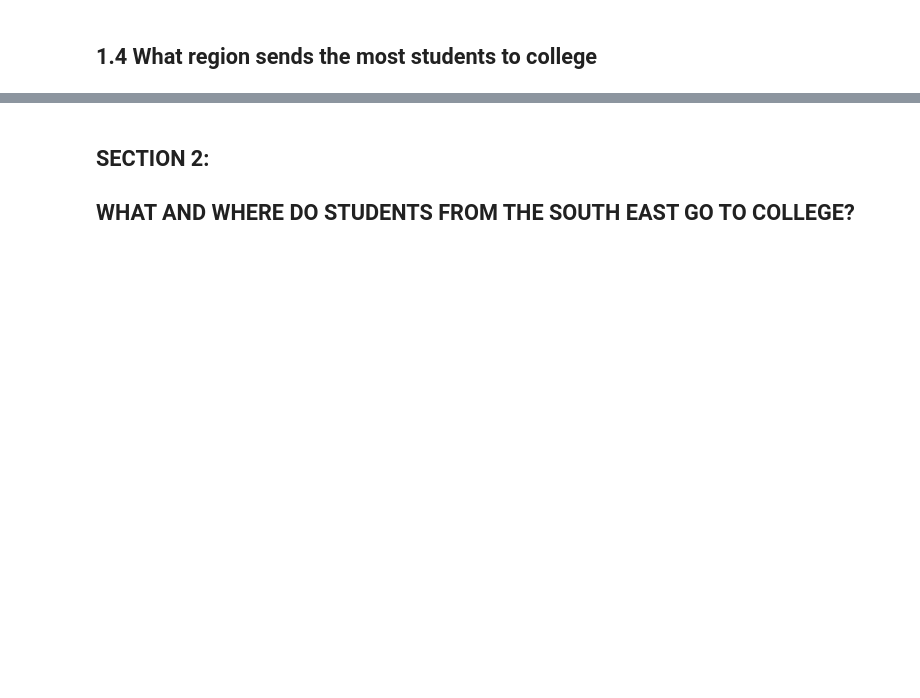
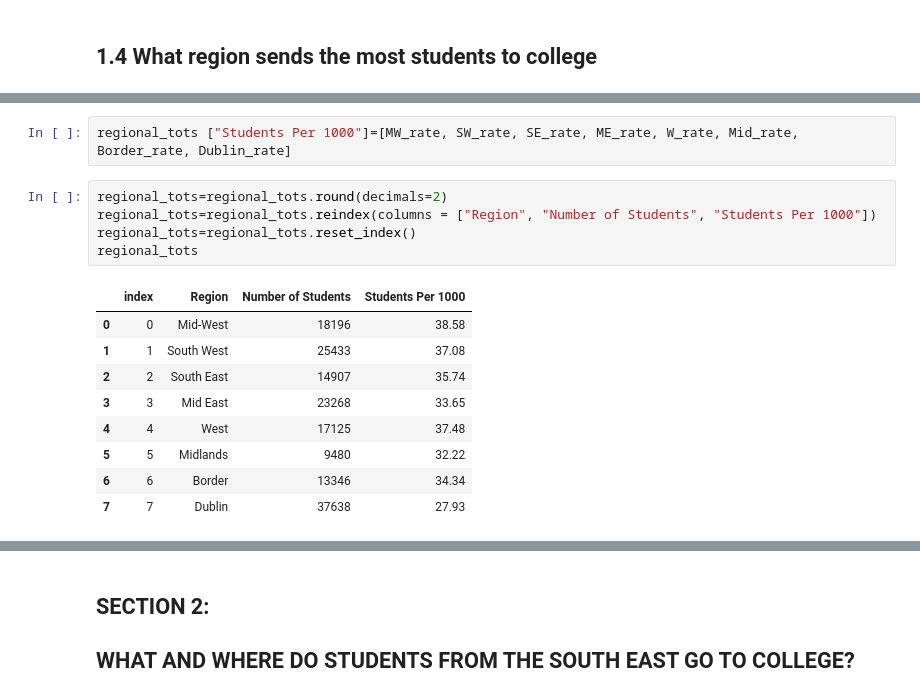
Before and after one commit to rhayeswaterford/UCDProject, a Jupyter notebook: Richard Hayes UCD Project.ipynb, the cells around one changed output, grey strips where cells are left out. Drawn from its saved outputs; the diff is of its cells as text; blank space fills up the shorter version.

```diff
--- a/Richard Hayes UCD Project.ipynb
+++ b/Richard Hayes UCD Project.ipynb
@@ -580 +608,18 @@ regional_tots
+# %%
+regional_tots ["Students Per 1000"]=[MW_rate, SW_rate, SE_rate, ME_rate, W_rate, Mid_rate, Border_rate, Dublin_rate]
+# %%
+regional_tots=regional_tots.round(decimals=2)
+regional_tots=regional_tots.reindex(columns = ["Region", "Number of Students", "Students Per 1000"])
+regional_tots=regional_tots.reset_index()
+regional_tots
+# %% [output]
+|  | index | Region | Number of Students | Students Per 1000 |
+| 0 | 0 | Mid-West | 18196 | 38.58 |
+| 1 | 1 | South West | 25433 | 37.08 |
+| 2 | 2 | South East | 14907 | 35.74 |
+| 3 | 3 | Mid East | 23268 | 33.65 |
+| 4 | 4 | West | 17125 | 37.48 |
+| 5 | 5 | Midlands | 9480 | 32.22 |
+| 6 | 6 | Border | 13346 | 34.34 |
+| 7 | 7 | Dublin | 37638 | 27.93 |
 # %%
```
Also changed, not shown: parts of 27 cells of this notebook.
